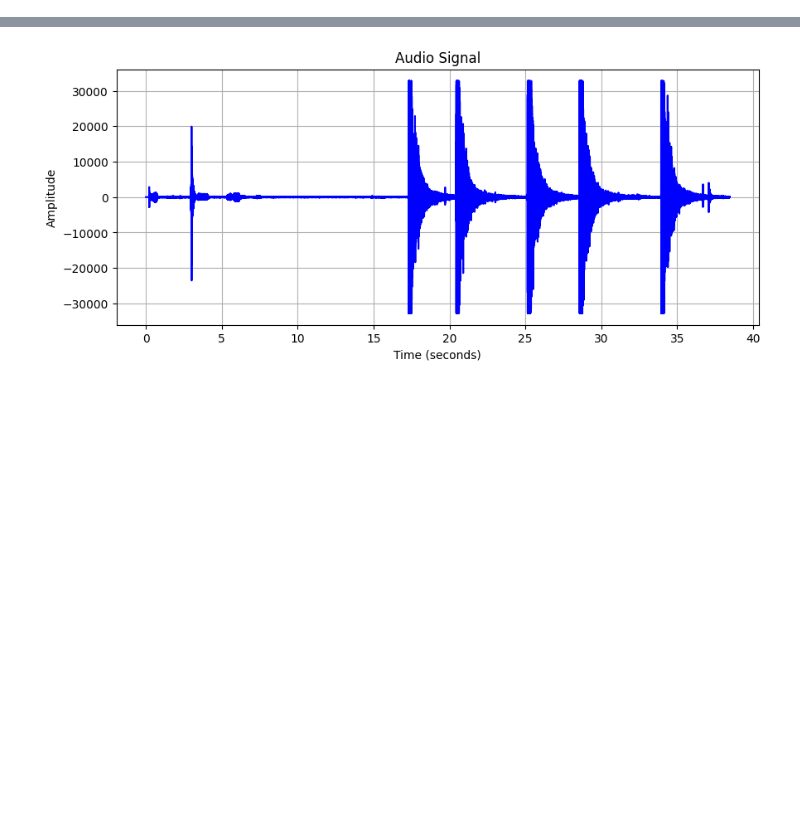
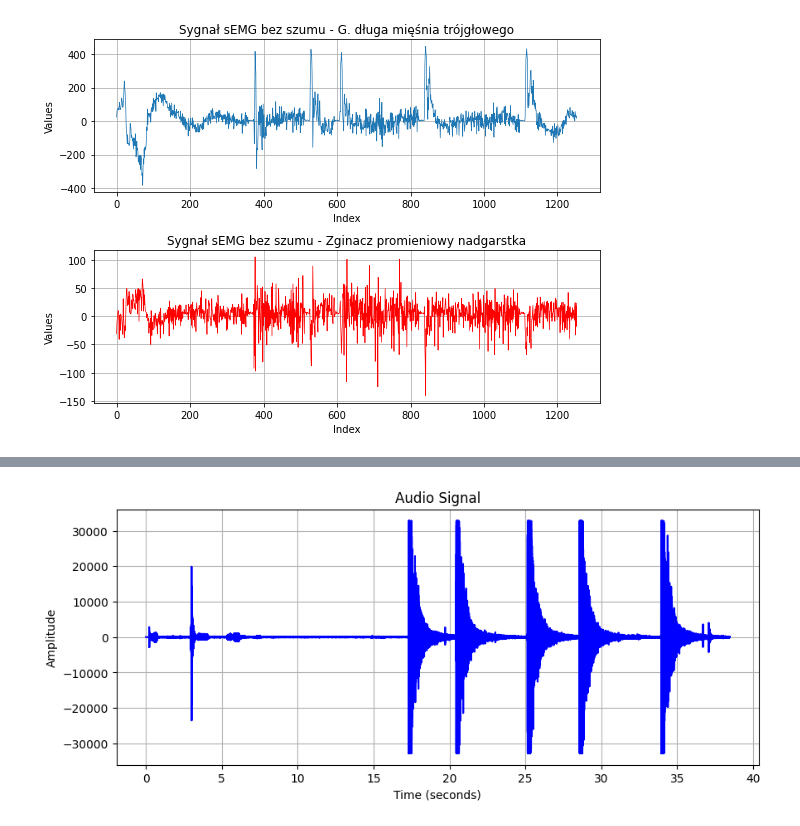
Before and after one commit to AgnieszkaDb/pif-paf-project, a Jupyter notebook: notebooks/ug_stats.ipynb, the cells around one changed output, grey strips where cells are left out. Saved outputs shown, nothing was run; the diff lists cells and outputs as text; code cells hidden in the pictures; blank space fills up the shorter version.

```diff
--- a/notebooks/ug_stats.ipynb
+++ b/notebooks/ug_stats.ipynb
@@ -30,0 +33,21 @@ plt.show()
+# %%
+plt.figure(figsize=(8, 6))
+
+plt.subplot(2, 1, 1)
+plt.plot(df['Index'], df['V1'] - df['Noise'], label='G. długa mięśnia trójgłowego', linewidth=0.7)
+plt.xlabel('Index')
+plt.ylabel('Values')
+plt.title('Sygnał sEMG bez szumu - G. długa mięśnia trójgłowego')
+plt.grid()
+
+plt.subplot(2, 1, 2)
+plt.plot(df['Index'], df['V2'] - df['Noise'], label='Zginacz promieniowy nadgarstka', linewidth=0.7, color='red')
+plt.xlabel('Index')
+plt.ylabel('Values')
+plt.title('Sygnał sEMG bez szumu - Zginacz promieniowy nadgarstka')
+plt.grid()
+
+plt.tight_layout()
+plt.show()
+# %% [output]
+[figure, added]
```
Also changed, not shown: parts of 4 cells of this notebook.
